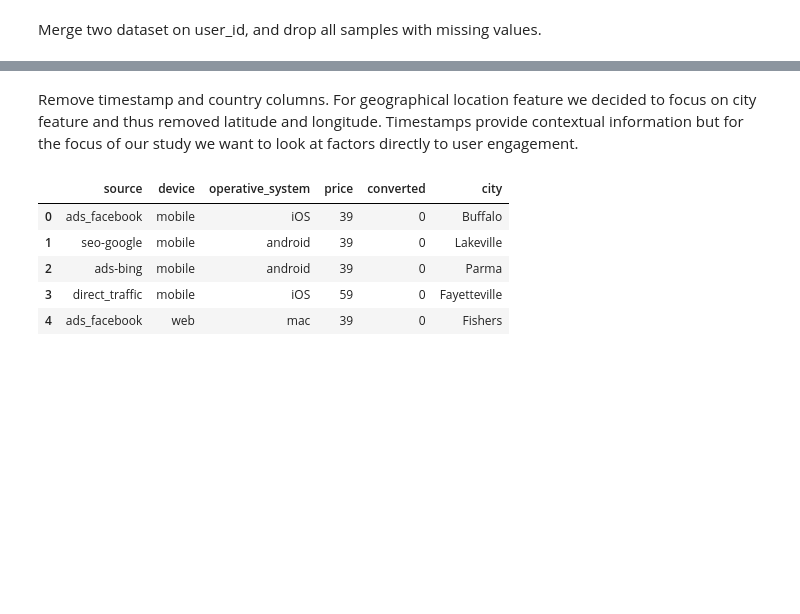
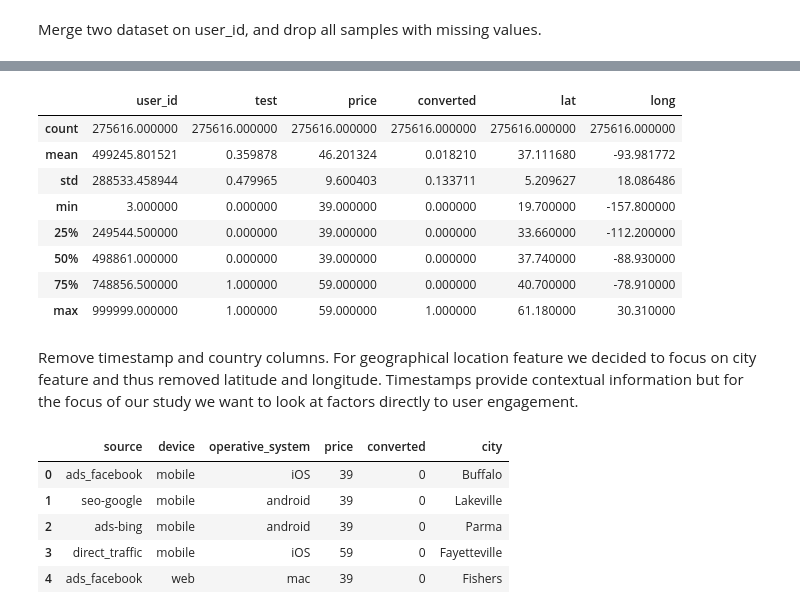
Before and after one commit to DYYasUNCStudent/DATA110, a Jupyter notebook: Final Project/writeup.ipynb, the cells around one changed output, grey strips where cells are left out. Cells and saved outputs as stored; diff of their text form; code cells hidden in the pictures; blank space fills up the shorter version.

Commit message:
add data exploration

```diff
--- a/Final Project/writeup.ipynb
+++ b/Final Project/writeup.ipynb
@@ -51,6 +58,18 @@ raw_data.head(5)
 | 2 | 317970 | 2015-04-04 15:01:23 | ads-bing | mobile | android | 0 | 39 | 0 | Parma | USA | ... |
 | 3 | 685636 | 2015-05-07 07:26:01 | direct_traffic | mobile | iOS | 1 | 59 | 0 | Fayetteville | USA | ... |
 | 4 | 820854 | 2015-05-24 11:04:40 | ads_facebook | web | mac | 0 | 39 | 0 | Fishers | USA | ... |
+# %%
+raw_data.describe()
+# %% [output]
+|  | user_id | test | price | converted | lat | long |
+| count | 275616.000000 | 275616.000000 | 275616.000000 | 275616.000000 | 275616.000000 | 275616.000000 |
+| mean | 499245.801521 | 0.359878 | 46.201324 | 0.018210 | 37.111680 | -93.981772 |
+| std | 288533.458944 | 0.479965 | 9.600403 | 0.133711 | 5.209627 | 18.086486 |
+| min | 3.000000 | 0.000000 | 39.000000 | 0.000000 | 19.700000 | -157.800000 |
+| 25% | 249544.500000 | 0.000000 | 39.000000 | 0.000000 | 33.660000 | -112.200000 |
+| 50% | 498861.000000 | 0.000000 | 39.000000 | 0.000000 | 37.740000 | -88.930000 |
+| 75% | 748856.500000 | 1.000000 | 59.000000 | 0.000000 | 40.700000 | -78.910000 |
+| max | 999999.000000 | 1.000000 | 59.000000 | 1.000000 | 61.180000 | 30.310000 |
 # %% [markdown]
 Remove timestamp and country columns. For geographical location feature we decided to focus on city feature and thus removed latitude and longitude. Timestamps provide contextual information but for the focus of our study we want to look at factors directly to user engagement.
 # %%
```
Also changed, not shown: parts of 4 cells of this notebook.
